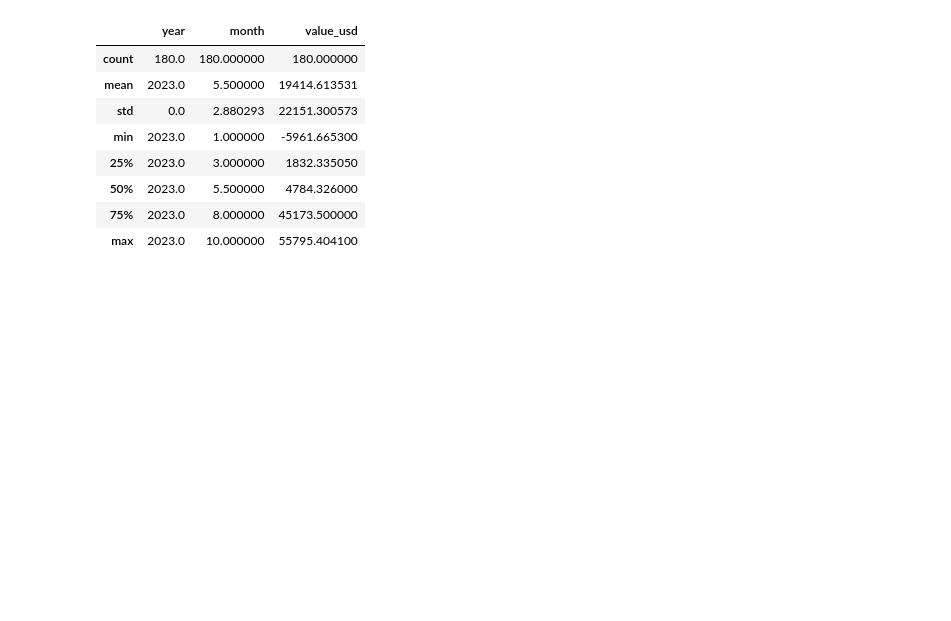
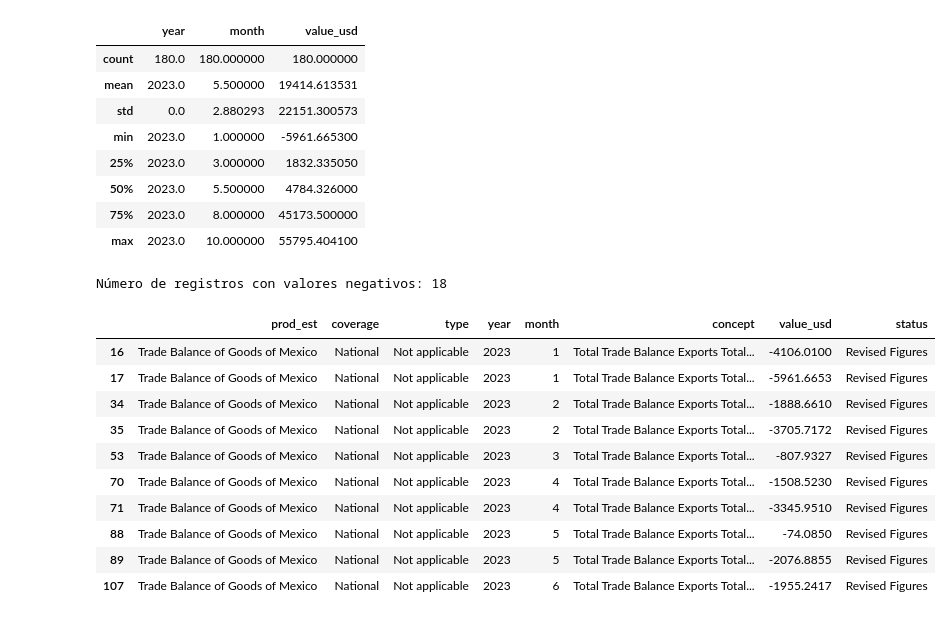
Before and after one commit to SaitoM17/analisis_mexico_trade_statistics_2012_2023, a Jupyter notebook: notebooks/1_eda.ipynb, the cells around one changed output. Saved outputs shown, nothing was run; the diff lists cells and outputs as text; code cells hidden in the pictures; blank space fills up the shorter version.

```diff
--- a/notebooks/1_eda.ipynb
+++ b/notebooks/1_eda.ipynb
@@ -501,3 +477,21 @@ df_2023.describe()
 | 50% | 2023.0 | 5.500000 | 4784.326000 |
 | 75% | 2023.0 | 8.000000 | 45173.500000 |
 | max | 2023.0 | 10.000000 | 55795.404100 |
+# %%
+df_negativos_2023 = df_2023[df_2023['value_usd'] < 0]
+
+print(f"Número de registros con valores negativos: {len(df_negativos_2023)}")
+display(df_negativos_2023.head(10))
+# %% [output]
+Número de registros con valores negativos: 18
+|  | prod_est | coverage | type | year | month | concept | value_usd | status |
+| 16 | Trade Balance of Goods of Mexico | National | Not applicable | 2023 | 1 | Total Trade Balance Exports Total... | -4106.0100 | Revised Figures |
+| 17 | Trade Balance of Goods of Mexico | National | Not applicable | 2023 | 1 | Total Trade Balance Exports Total... | -5961.6653 | Revised Figures |
+| 34 | Trade Balance of Goods of Mexico | National | Not applicable | 2023 | 2 | Total Trade Balance Exports Total... | -1888.6610 | Revised Figures |
+| 35 | Trade Balance of Goods of Mexico | National | Not applicable | 2023 | 2 | Total Trade Balance Exports Total... | -3705.7172 | Revised Figures |
+| 53 | Trade Balance of Goods of Mexico | National | Not applicable | 2023 | 3 | Total Trade Balance Exports Total... | -807.9327 | Revised Figures |
+| 70 | Trade Balance of Goods of Mexico | National | Not applicable | 2023 | 4 | Total Trade Balance Exports Total... | -1508.5230 | Revised Figures |
+| 71 | Trade Balance of Goods of Mexico | National | Not applicable | 2023 | 4 | Total Trade Balance Exports Total... | -3345.9510 | Revised Figures |
+| 88 | Trade Balance of Goods of Mexico | National | Not applicable | 2023 | 5 | Total Trade Balance Exports Total... | -74.0850 | Revised Figures |
+| 89 | Trade Balance of Goods of Mexico | National | Not applicable | 2023 | 5 | Total Trade Balance Exports Total... | -2076.8855 | Revised Figures |
+| 107 | Trade Balance of Goods of Mexico | National | Not applicable | 2023 | 6 | Total Trade Balance Exports Total... | -1955.2417 | Revised Figures |
```
Also changed, not shown: parts of 12 cells of this notebook.
